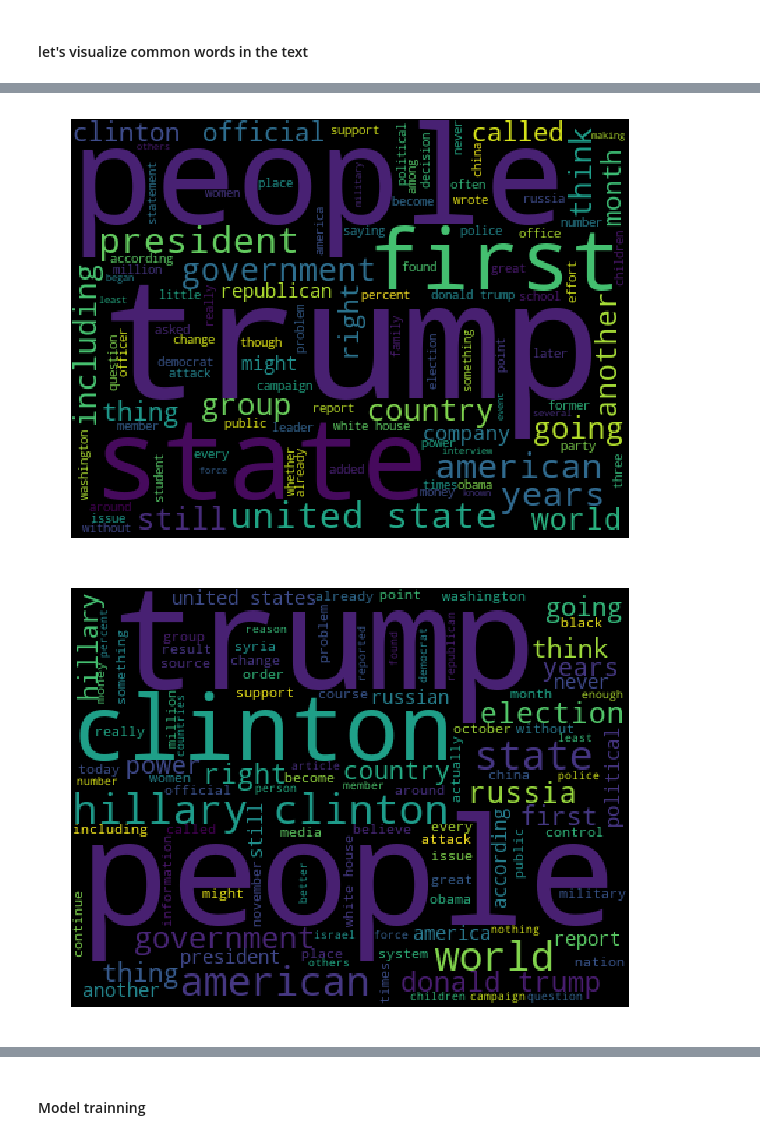
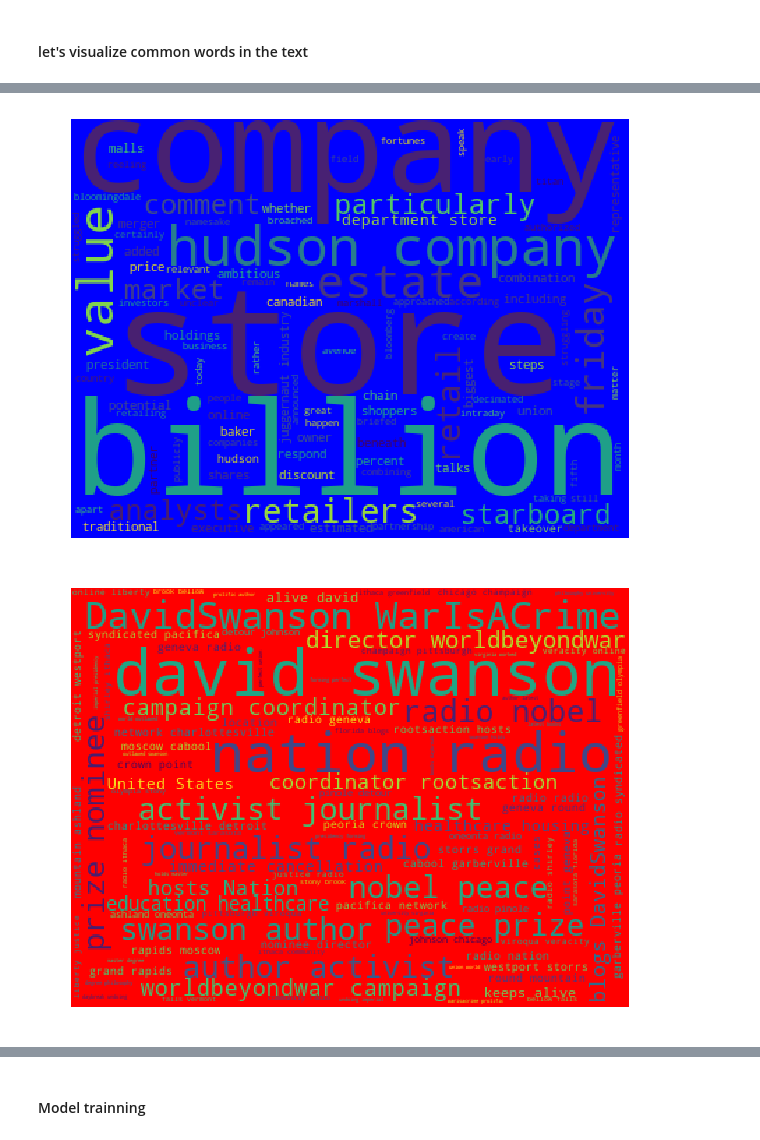
Before and after one commit to Triomphi/SCA_C2-Assignments, a Jupyter notebook: fake news project/Project.ipynb, the cells around one changed output, grey strips where cells are left out. Saved outputs shown, nothing was run; the diff lists cells and outputs as text; code cells hidden in the pictures.

Commit message:
updated training data

```diff
--- a/fake news project/Project.ipynb
+++ b/fake news project/Project.ipynb
@@ -46,3 +43,9 @@ train = train[train['text'].notna()]
+# %%
+#fill null rows with empty string
+train = train.fillna(' ')
+# %%
+#let's combine both the title and text together
+train['news'] = train['title']+' '+train['text']
 # %%
 train.label.value_counts()
 #1: unreliable (fake)
@@ -68,16 +74,22 @@ comment_words = ''
 comment = ''
 stopwords = set(STOPWORDS)
 # %%
-for val in real.text:
+for val in real.news:
     val = str(val)
     token = val.split()
+for i in range(len(token)):
+    token[i] = token[i].lower()
+comment += " ".join(token) + " "
 # %%
+for val in fake.news:
+    val = str(val)
+    token = val.split()
 for i in range(len(token)):
     token[i] = token[i].lower()
-comment += " ".join(token) + " "
+    comment_words += " ".join(token) + " "
 # %%
 wordcloud = WordCloud(width = 400, height= 300,max_words = 100, min_word_length = 5,
-                      stopwords=stopwords, random_state = 42).generate(comment)
+                      stopwords=stopwords, background_color = 'blue', random_state = 42).generate(comment)
 plot_cloud(wordcloud)
 # %% [output]
-[figure, old version]
+[figure, new version]
@@ -92,6 +96,6 @@ comment_words += " ".join(token) + " "
 # %%
-wordcloud = WordCloud(width = 400, height= 300,max_words = 100,  min_word_length = 5,
+wordcloud = WordCloud(width = 400, height= 300,max_words = 100,  min_word_length = 5, background_color = 'red',
                       stopwords=stopwords, random_state = 42).generate(comment_words)
 plot_cloud(wordcloud)
 # %% [output]
-[figure, old version]
+[figure, new version]
```
Also changed, not shown: parts of 11 cells of this notebook.
